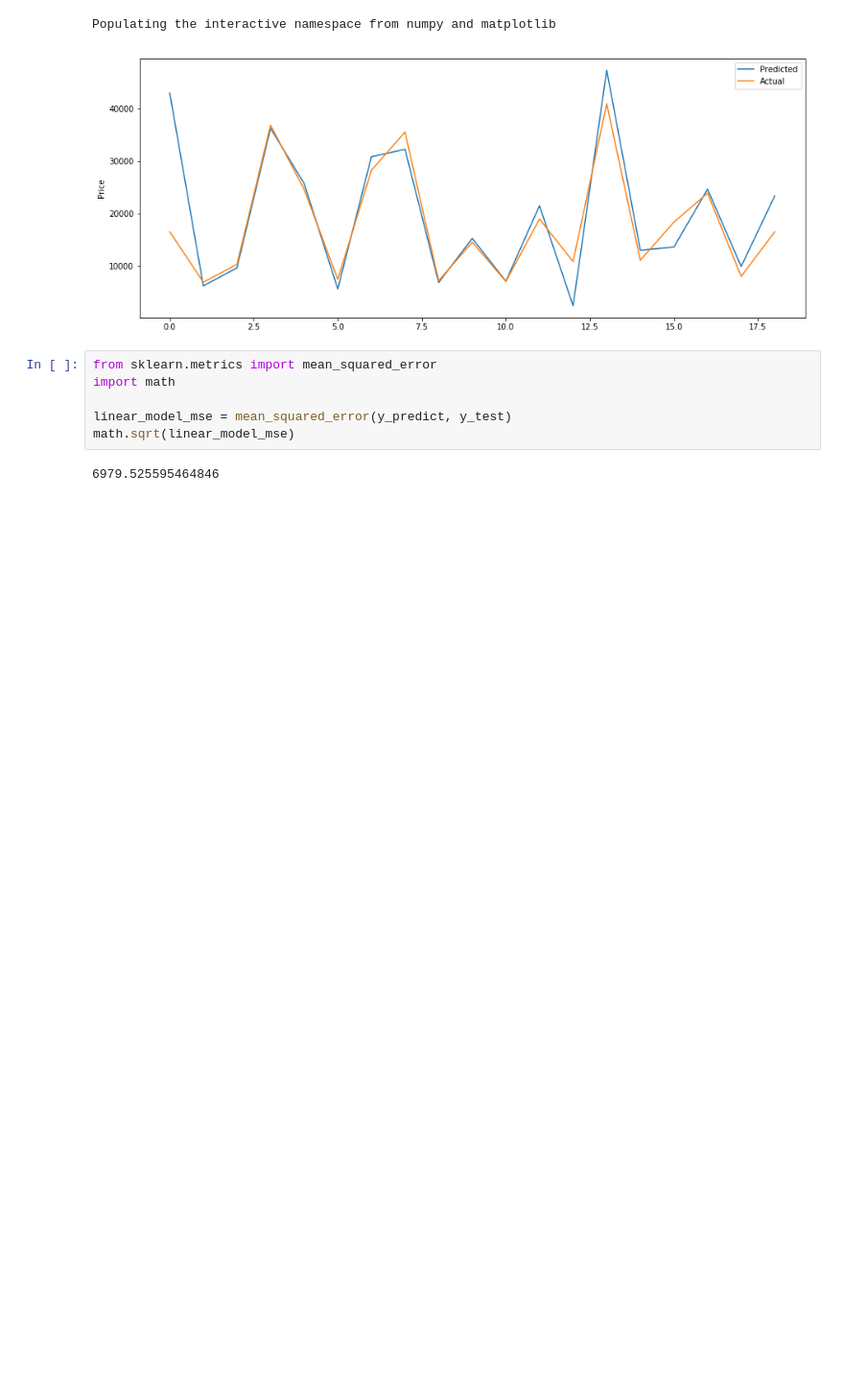
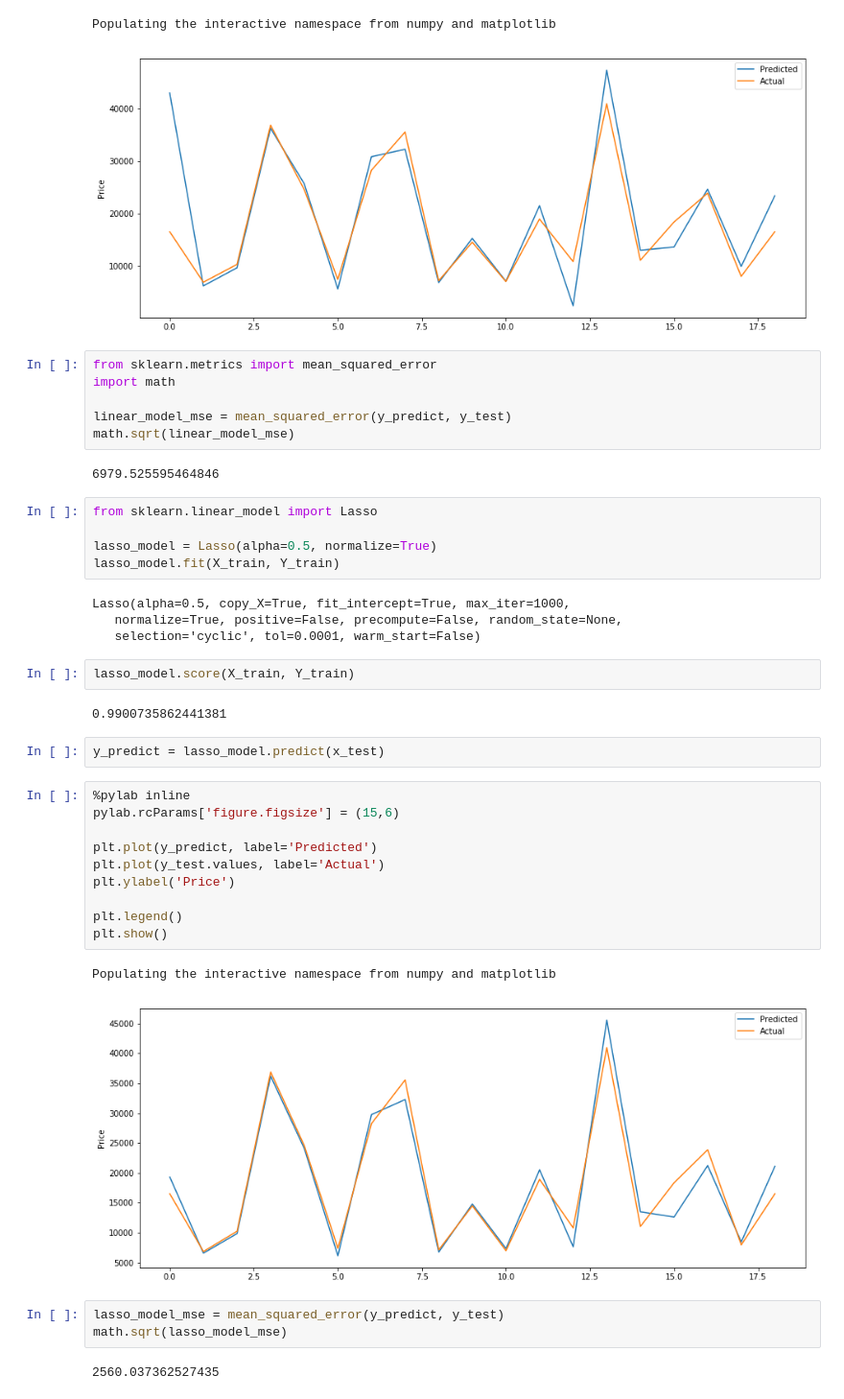
Before and after one commit to emanuellucascomp/scikit-learn-tutorial, a Jupyter notebook: demo-LassoRidge.ipynb, the cells around one changed output. Shown: that part at 96% size. Saved outputs shown, nothing was run; the diff lists cells and outputs as text; blank space fills up the shorter version.

Commit message:
adicionando linear regression

```diff
--- a/demo-LassoRidge.ipynb
+++ b/demo-LassoRidge.ipynb
@@ -170,3 +170,36 @@ linear_model_mse = mean_squared_error(y_predict, y_test)
 math.sqrt(linear_model_mse)
 # %% [output]
 6979.525595464846
+# %%
+from sklearn.linear_model import Lasso
+
+lasso_model = Lasso(alpha=0.5, normalize=True)
+lasso_model.fit(X_train, Y_train)
+# %% [output]
+Lasso(alpha=0.5, copy_X=True, fit_intercept=True, max_iter=1000,
+   normalize=True, positive=False, precompute=False, random_state=None,
+   selection='cyclic', tol=0.0001, warm_start=False)
+# %%
+lasso_model.score(X_train, Y_train)
+# %% [output]
+0.9900735862441381
+# %%
+y_predict = lasso_model.predict(x_test)
+# %%
+%pylab inline
+pylab.rcParams['figure.figsize'] = (15,6)
+
+plt.plot(y_predict, label='Predicted')
+plt.plot(y_test.values, label='Actual')
+plt.ylabel('Price')
+
+plt.legend()
+plt.show()
+# %% [output]
+Populating the interactive namespace from numpy and matplotlib
+[figure, added]
+# %%
+lasso_model_mse = mean_squared_error(y_predict, y_test)
+math.sqrt(lasso_model_mse)
+# %% [output]
+2560.037362527435
```
